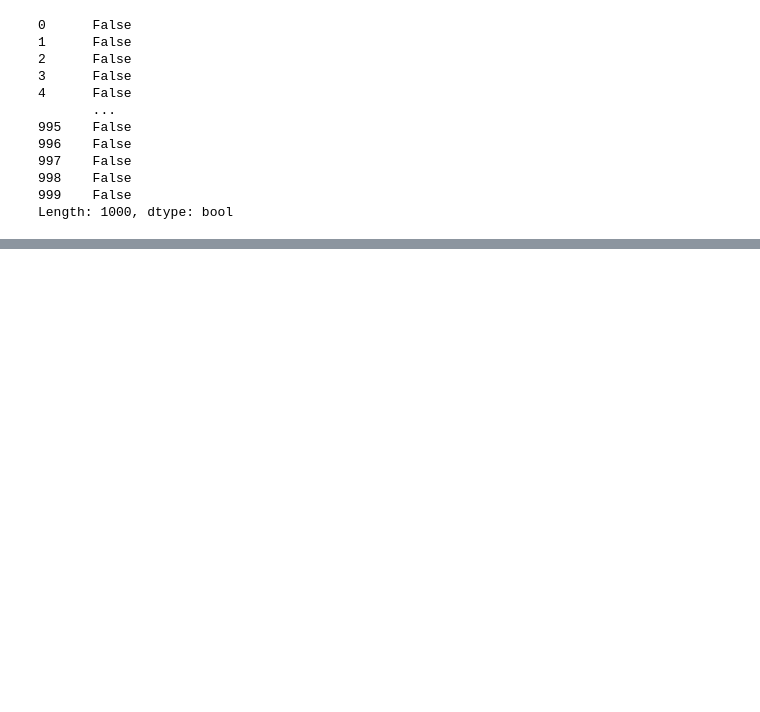
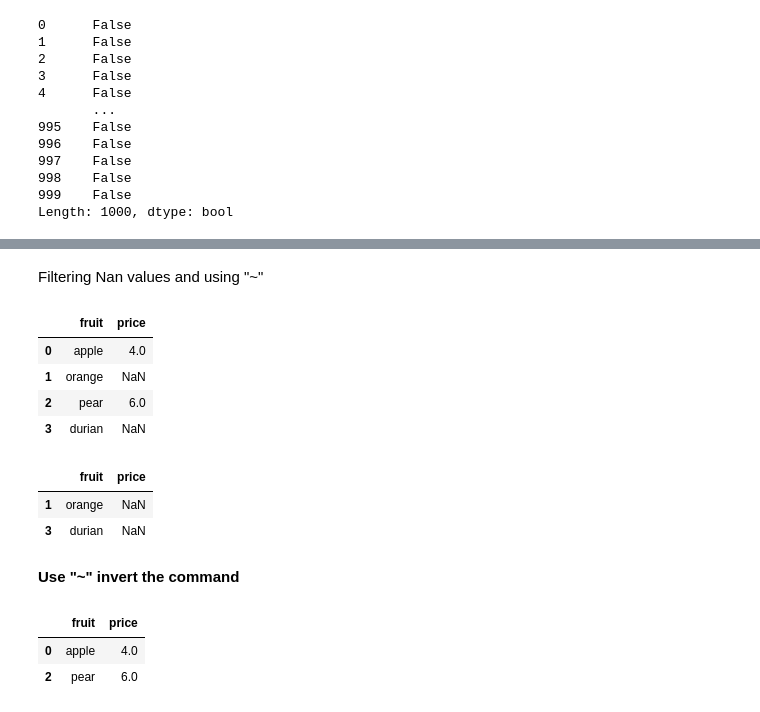
Before and after one commit to cagBRT/Intro-to-Pandas, a Jupyter notebook: Pandas_Commands.ipynb, the cells around one changed output, grey strips where cells are left out. Saved outputs shown, nothing was run; the diff lists cells and outputs as text; code cells hidden in the pictures; blank space fills up the shorter version.

```diff
--- a/Pandas_Commands.ipynb
+++ b/Pandas_Commands.ipynb
@@ -210,0 +266,31 @@ data.drop_duplicates(keep = "first")
+# %% [markdown]
+Filtering Nan values and using "~"
+# %%
+df = pd.DataFrame([
+    ['apple', 4],
+    ['orange', None],
+    ['pear', 6],
+    ['durian', None],
+], columns=['fruit', 'price'])
+
+df
+# %% [output]
+|  | fruit | price |
+| 0 | apple | 4.0 |
+| 1 | orange | NaN |
+| 2 | pear | 6.0 |
+| 3 | durian | NaN |
+# %%
+df[df['price'].isna()]
+# %% [output]
+|  | fruit | price |
+| 1 | orange | NaN |
+| 3 | durian | NaN |
+# %% [markdown]
+**Use "~" invert the command**
+# %%
+df[~df['price'].isna()]
+# %% [output]
+|  | fruit | price |
+| 0 | apple | 4.0 |
+| 2 | pear | 6.0 |
```
Also changed, not shown: parts of 20 cells of this notebook.
